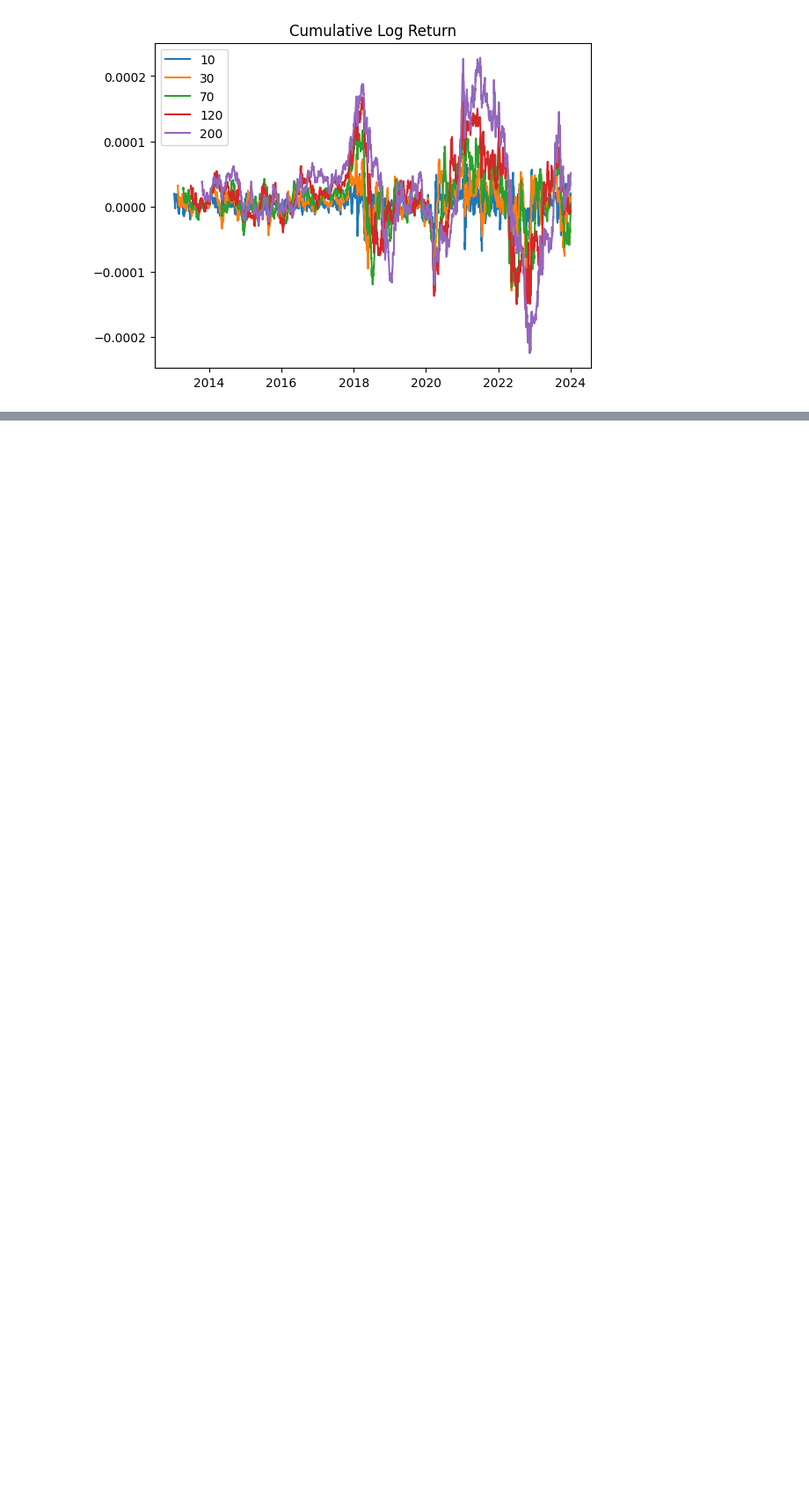
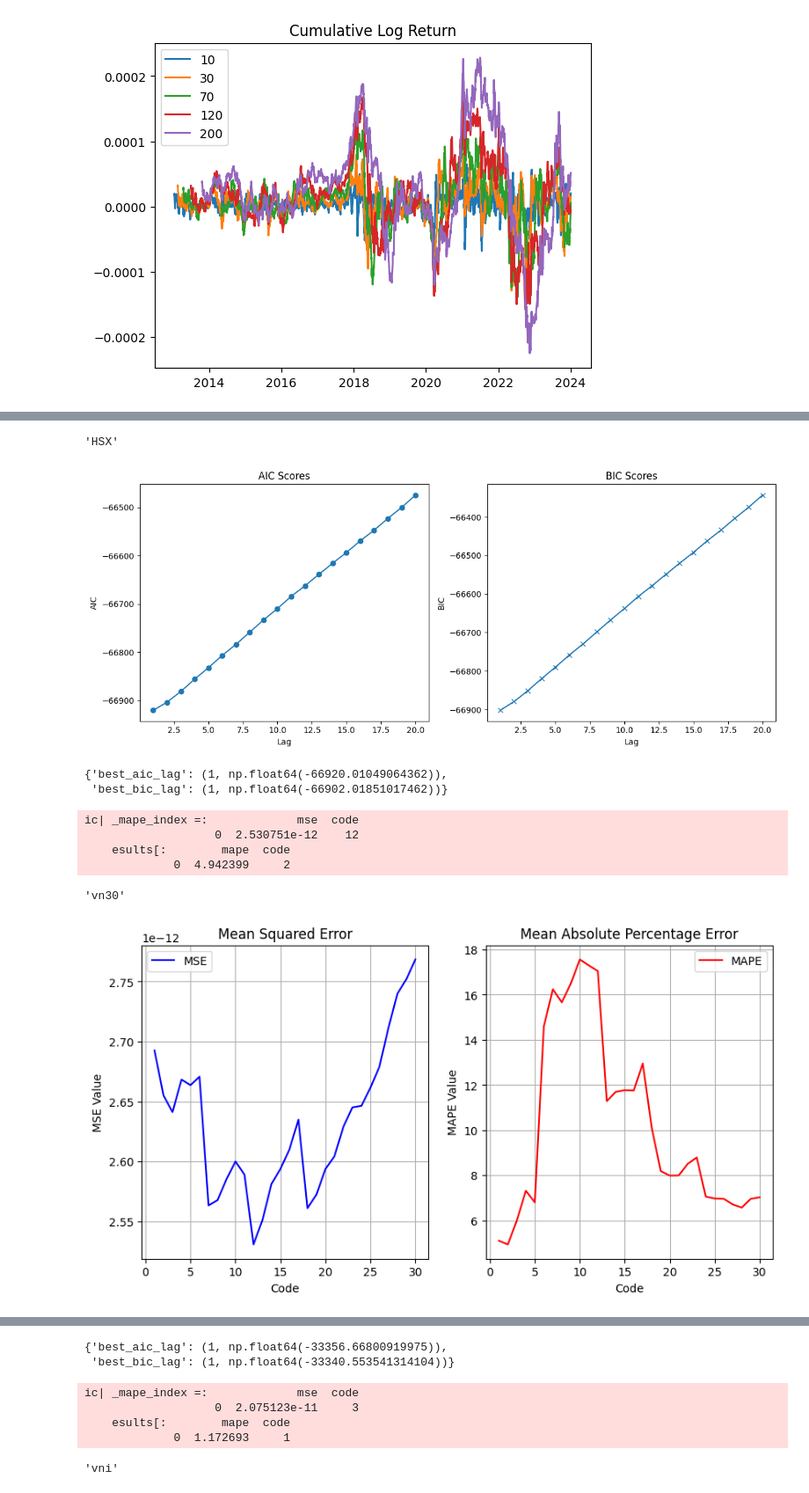
Before and after one commit to nguyentanquocbao/stock_quant, a Jupyter notebook: 2. Stock Market Analysis.ipynb, the cells around one changed output, grey strips where cells are left out. Shown at 88% size. Saved outputs shown, nothing was run; the diff lists cells and outputs as text; code cells hidden in the pictures; blank space fills up the shorter version.

```diff
--- a/2. Stock Market Analysis.ipynb
+++ b/2. Stock Market Analysis.ipynb
@@ -46,9 +41,0 @@ for i in market["exchange"].unique():
-# %%
-from AR import *
-
-data = market_winsored[market_winsored["exchange"] == "vni"]
-data.index = pd.date_range(
-    start=data["time"].min(),
-    periods=len(data),
-    freq="B",
-)
@@ -327,0 +224,26 @@ vni
+# %%
+from AR import *
+
+for i in market["exchange"].unique():
+    if i in ["HSX", "vni", "vn30"]:
+        i
+        data = market_winsored[market_winsored["exchange"] == i]
+        data.index = pd.date_range(
+            start=data["time"].min(),
+            periods=len(data),
+            freq="B",
+        )
+        info_criteria_selection(data["return_weighted"])
+        # using mean_squared_error
+        result_return = plot_best_lag_model(data["return_weighted"])
+# %% [output]
+'HSX'
+[figure, added]
+{'best_aic_lag': (1, np.float64(-66920.01049064362)),
+ 'best_bic_lag': (1, np.float64(-66902.01851017462))}
+ic| _mape_index =:             mse  code
+                   0  2.530751e-12    12
+    esults[:        mape  code
+             0  4.942399     2
+'vn30'
+[figure, added]
@@ -327,0 +251,7 @@ vni
+{'best_aic_lag': (1, np.float64(-33356.66800919975)),
+ 'best_bic_lag': (1, np.float64(-33340.553541314104))}
+ic| _mape_index =:             mse  code
+                   0  2.075123e-11     3
+    esults[:        mape  code
+             0  1.172693     1
+'vni'
```
Also changed, not shown: parts of 23 cells of this notebook, 2 other files.
